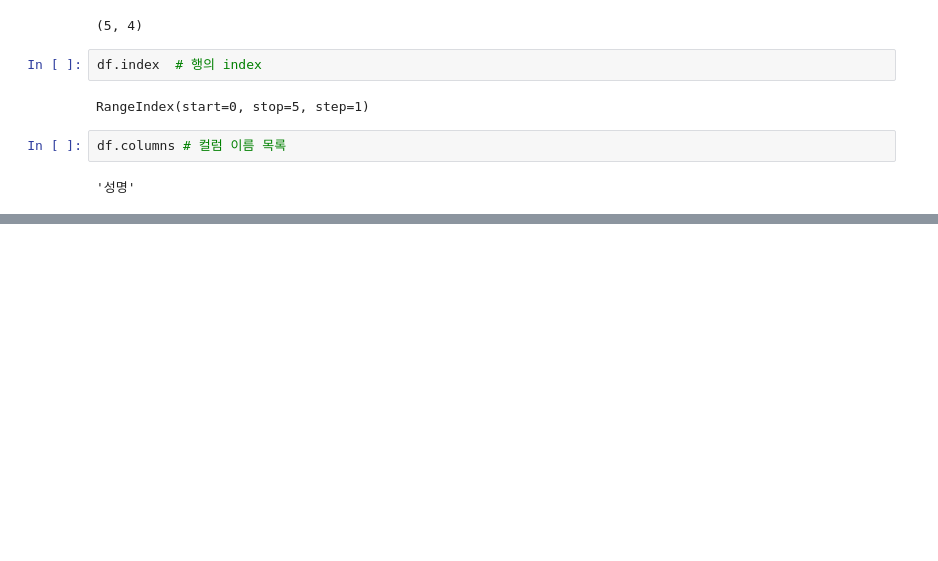
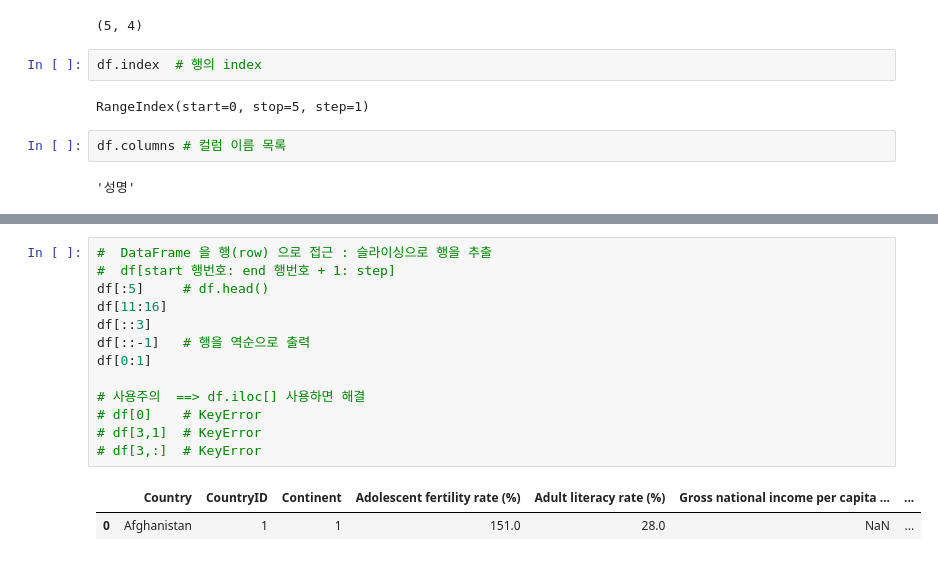
Before and after one commit to HI1q2w3e4r/ai_basic, a Jupyter notebook: 01_파이썬데이터분석/03_pandas_basic.ipynb, the cells around one changed output, grey strips where cells are left out. Saved outputs shown, nothing was run; the diff lists cells and outputs as text; blank space fills up the shorter version.

```diff
--- a/01_파이썬데이터분석/03_pandas_basic.ipynb
+++ b/01_파이썬데이터분석/03_pandas_basic.ipynb
@@ -65,0 +170,16 @@ array([['홍길동', 50, 10, 70],
+# %%
+#  DataFrame 을 행(row) 으로 접근 : 슬라이싱으로 행을 추출
+#  df[start 행번호: end 행번호 + 1: step]
+df[:5]     # df.head()
+df[11:16]
+df[::3]
+df[::-1]   # 행을 역순으로 출력
+df[0:1]
+
+# 사용주의  ==> df.iloc[] 사용하면 해결
+# df[0]    # KeyError
+# df[3,1]  # KeyError
+# df[3,:]  # KeyError
+# %% [output]
+|  | Country | CountryID | Continent | Adolescent fertility rate (%) | Adult literacy rate (%) | Gross national income per capita ... | ... |
+| 0 | Afghanistan | 1 | 1 | 151.0 | 28.0 | NaN | ... |
```
Also changed, not shown: parts of 11 cells of this notebook.
